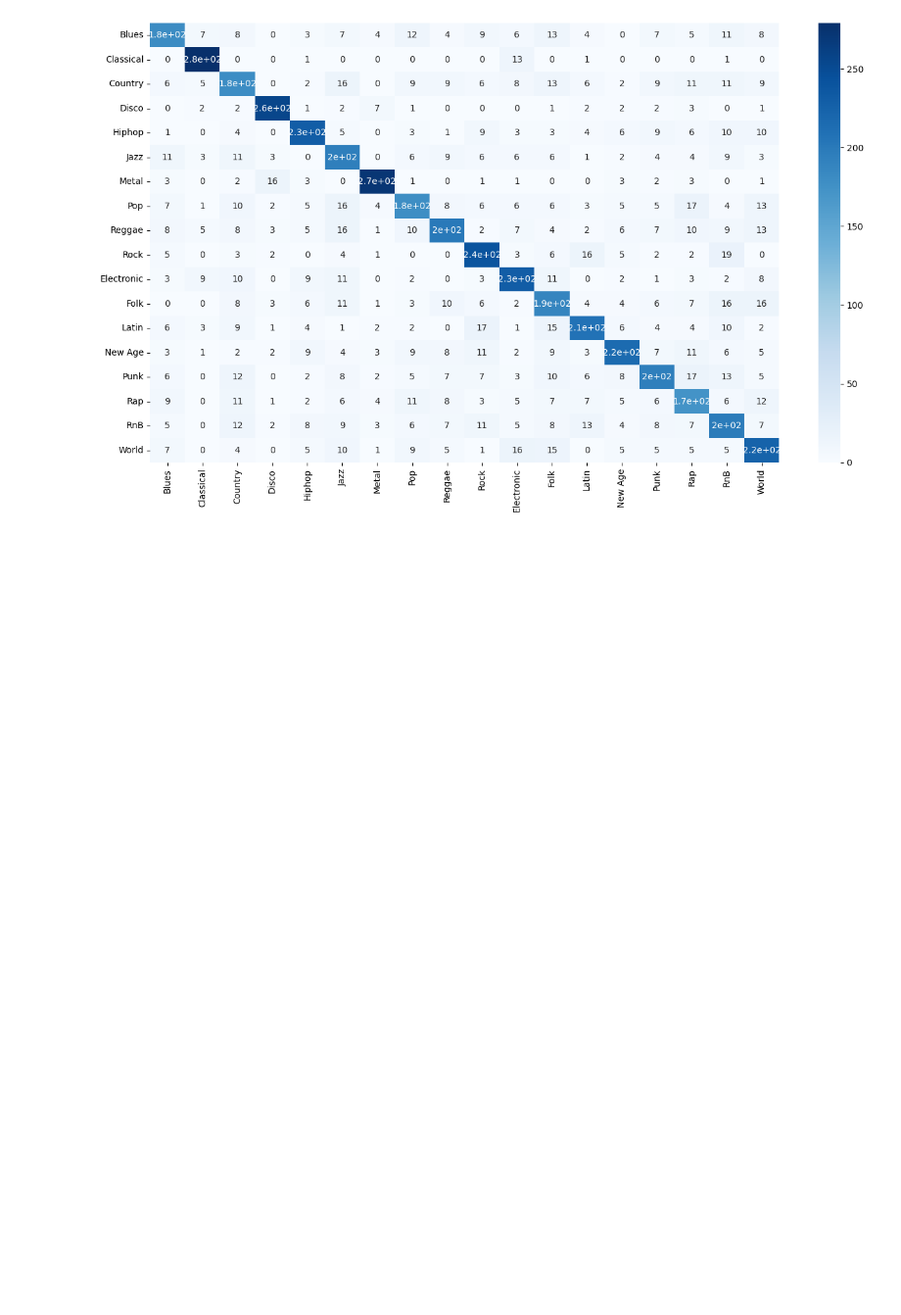
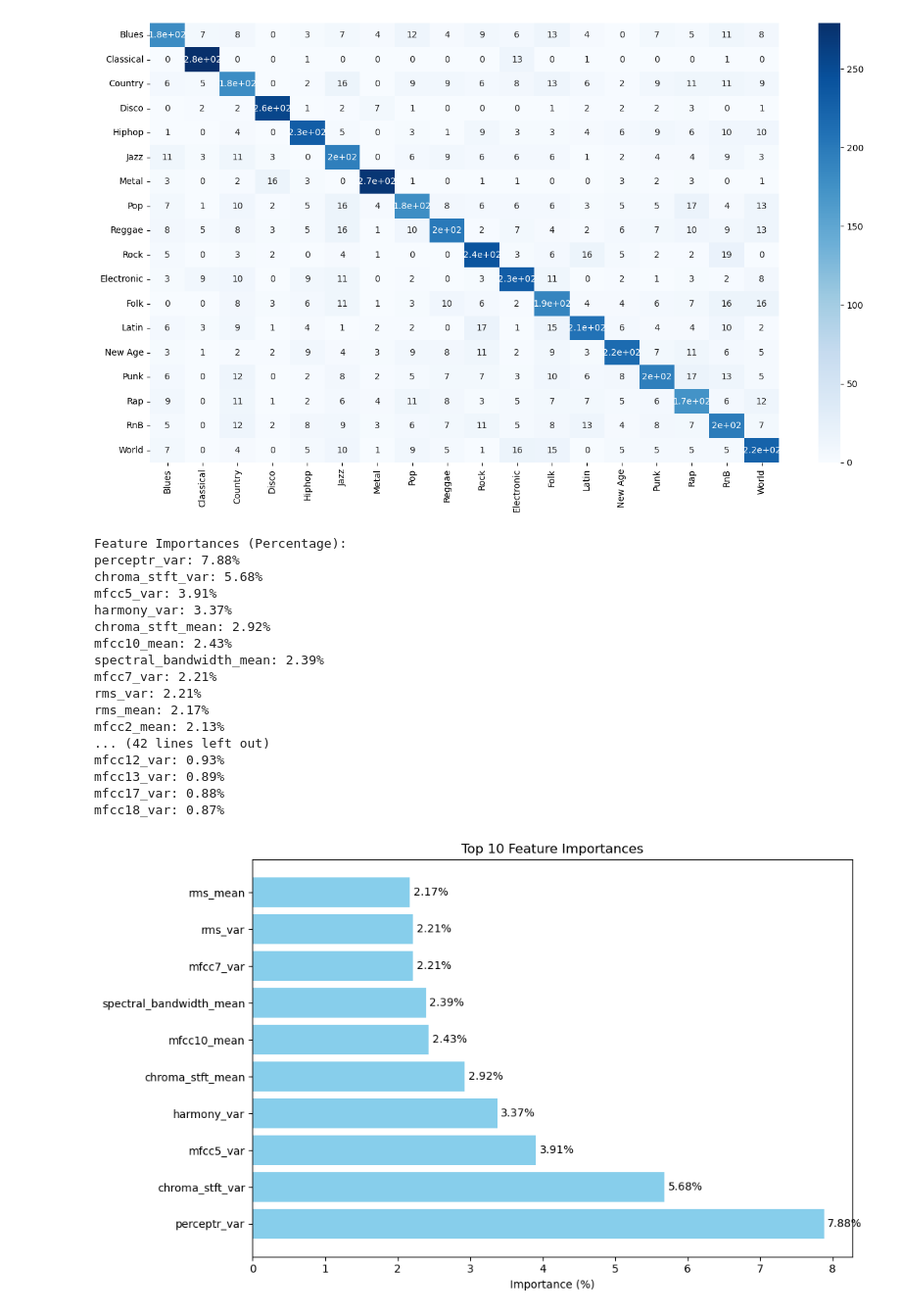
Before and after one commit to ReehalS/TeamTBD_SongClassifier, a Jupyter notebook: Models/selected_genres_model.ipynb, the cells around one changed output. Shown: that part at 98% size. Drawn from its saved outputs; the diff is of its cells as text; code cells hidden in the pictures; blank space fills up the shorter version.

```diff
--- a/Models/selected_genres_model.ipynb
+++ b/Models/selected_genres_model.ipynb
@@ -428,3 +437,76 @@ else:
 # %% [output]
 Accuracy: 0.71267
 [figure]
+# %%
+import joblib
+import numpy as np
+import pandas as pd
+import matplotlib.pyplot as plt
+
+# Load the model
+model = joblib.load("../frontend/25p_4000_0_01_Model/xgb_model_4000_0_01_25p.pkl")
+
+# Check if the model has feature importances
+if hasattr(model, "feature_importances_"):
+    feature_importances = model.feature_importances_
+else:
+    raise AttributeError("The loaded model does not have feature importances.")
+
+# Get feature names from the model
+feature_names = model.feature_names_in_
+
+# Calculate the importance percentage for each feature
+importance_percentages = 100 * feature_importances / np.sum(feature_importances)
+
+# Create a DataFrame to display feature importances as percentages
+importance_df = pd.DataFrame({
+    "Feature": feature_names,
+    "Importance (%)": importance_percentages
+}).sort_values(by="Importance (%)", ascending=False)
+
+# Print the importance of each feature
+print("Feature Importances (Percentage):")
+for index, row in importance_df.iterrows():
+    print(f"{row['Feature']}: {row['Importance (%)']:.2f}%")
+
+# Select the top 10 most important features
+top_10_features = importance_df.head(10)
+
+# Plot the top 10 feature importances
+plt.figure(figsize=(10, 6))
+bars = plt.barh(top_10_features["Feature"], top_10_features["Importance (%)"], color='skyblue')
+
+# Annotate the bars with the importance percentage
+for bar in bars:
+    width = bar.get_width()
+    plt.text(width+0.05, bar.get_y() + bar.get_height() / 2,
+             f'{width:.2f}%', va='center', ha='left', color='black')
+
+plt.xlabel('Importance (%)')
+plt.title('Top 10 Feature Importances')
+
+# Save the plot as an image
+plt.tight_layout()
+plt.savefig("top_10_feature_importances.png")
+
+# Display the plot
+plt.show()
+# %% [output]
+Feature Importances (Percentage):
+perceptr_var: 7.88%
+chroma_stft_var: 5.68%
+mfcc5_var: 3.91%
+harmony_var: 3.37%
+chroma_stft_mean: 2.92%
+mfcc10_mean: 2.43%
+spectral_bandwidth_mean: 2.39%
+mfcc7_var: 2.21%
+rms_var: 2.21%
+rms_mean: 2.17%
+mfcc2_mean: 2.13%
+... (42 lines left out)
+mfcc12_var: 0.93%
+mfcc13_var: 0.89%
+mfcc17_var: 0.88%
+mfcc18_var: 0.87%
+[figure, added]
```
Also changed, not shown: parts of 6 cells of this notebook, 2 other files.
